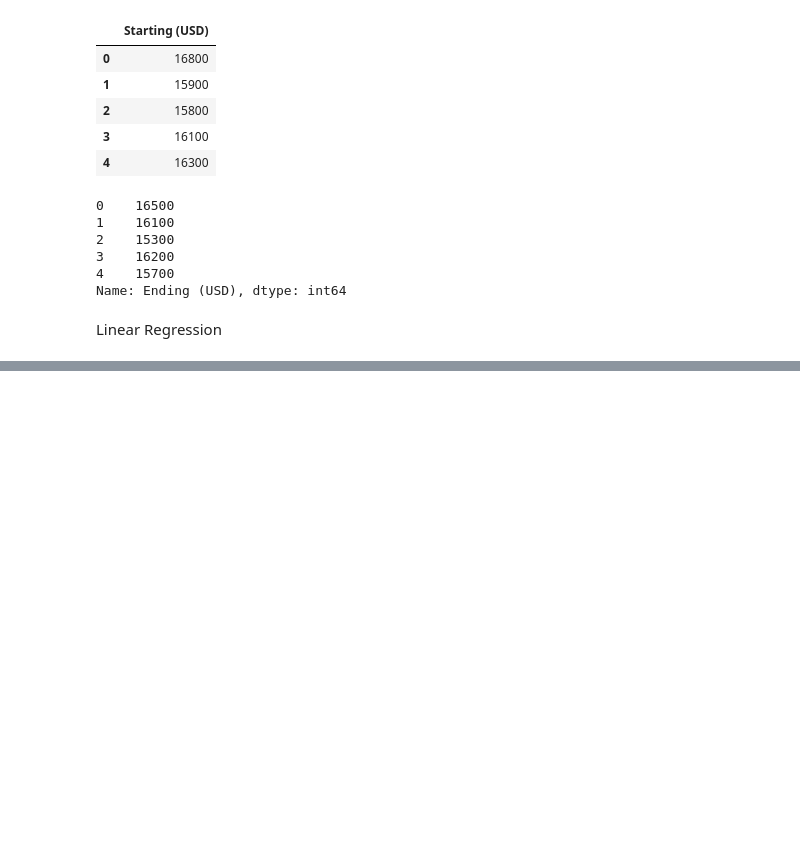
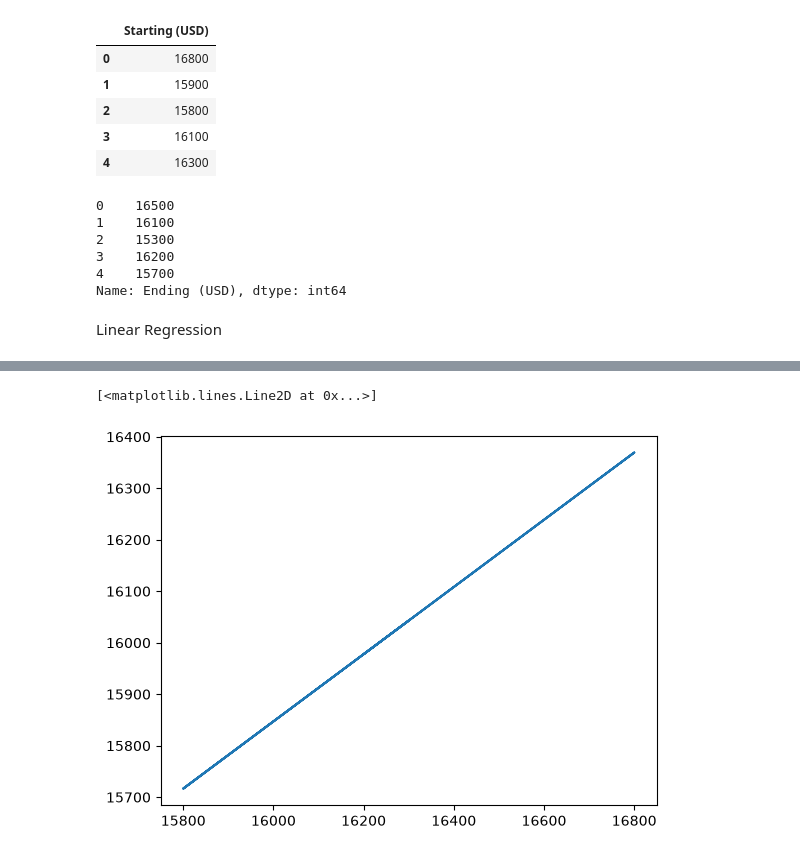
Before and after one commit to MD-REDOWAN/Machine-Learning, a Jupyter notebook: Linear Regression with Python.ipynb, the cells around one changed output, grey strips where cells are left out. Drawn from its saved outputs; the diff is of its cells as text; code cells hidden in the pictures; blank space fills up the shorter version.

```diff
--- a/Linear Regression with Python.ipynb
+++ b/Linear Regression with Python.ipynb
@@ -65,0 +146,6 @@ linear
+# %%
+# Another way to predicted y
+plt.plot(x, reg.predict(x))
+# %% [output]
+[<matplotlib.lines.Line2D at 0x...>]
+[figure, added]
```
Also changed, not shown: parts of 18 cells of this notebook.
